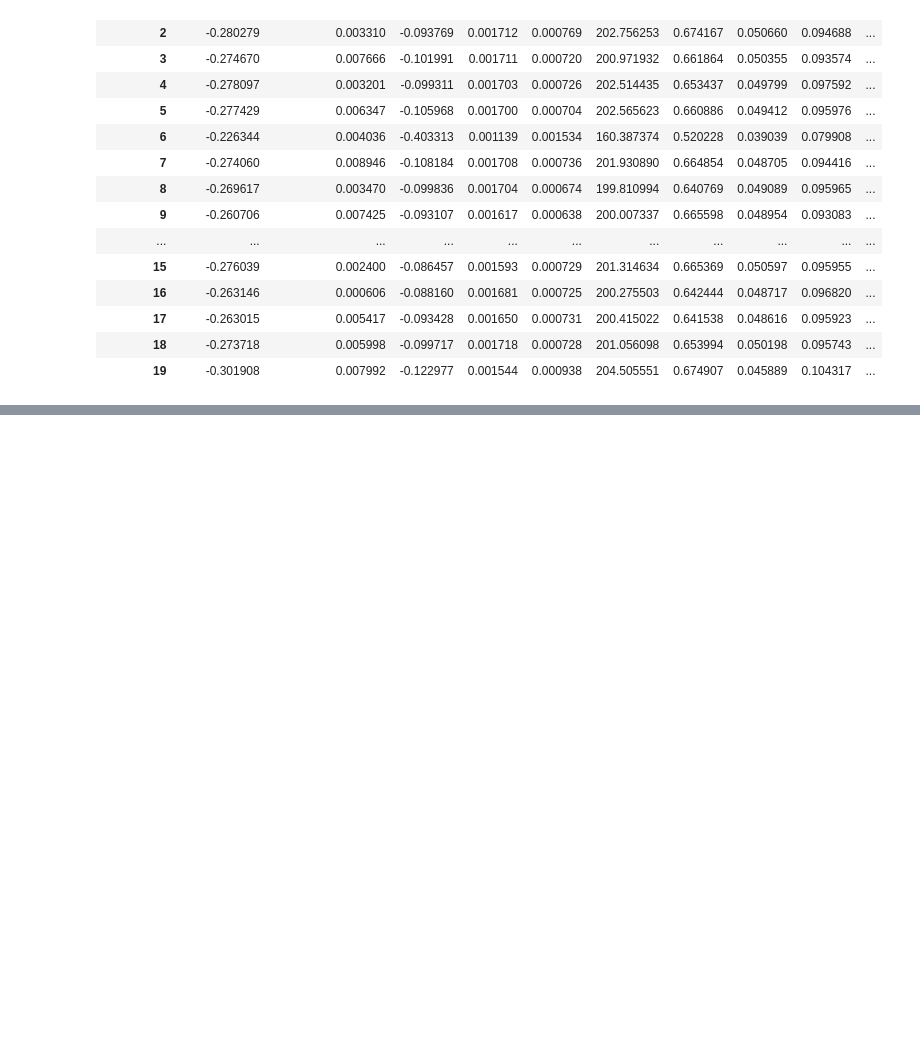
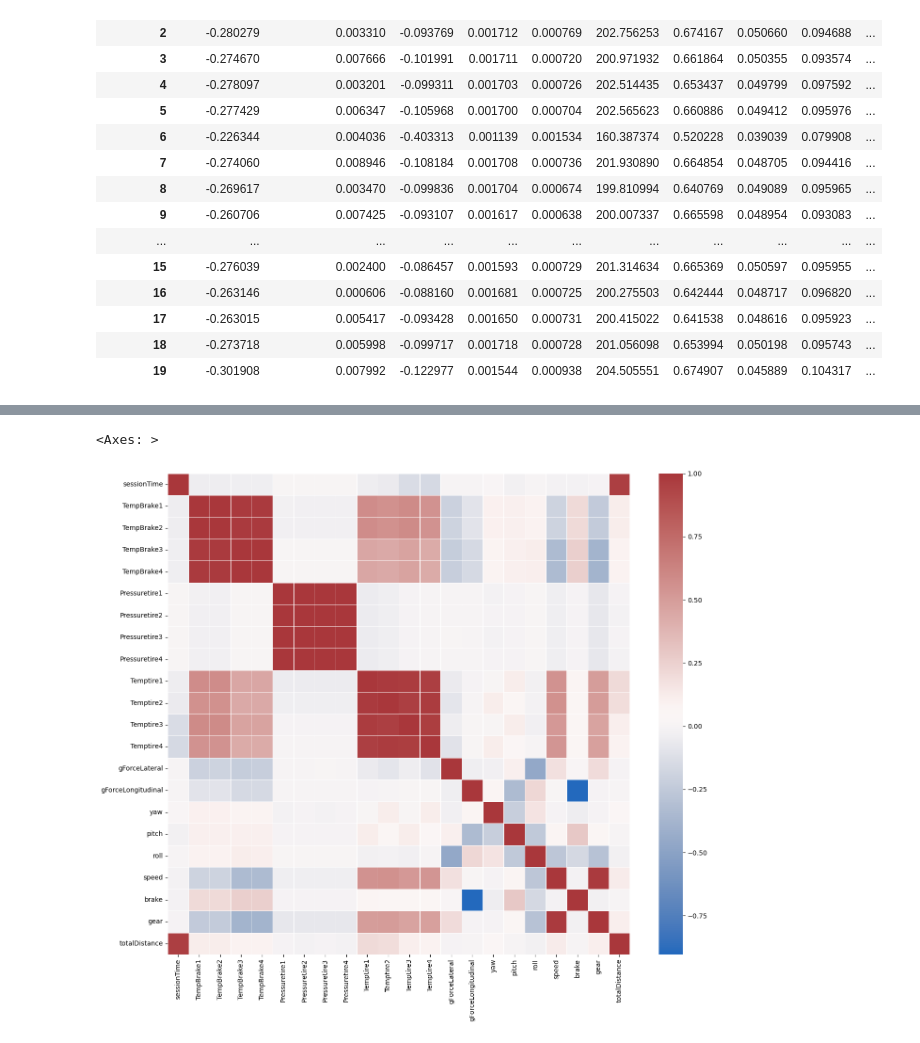
Before and after one commit to rbpowellGA/F1_race_data, a Jupyter notebook: notebooks/analysis.ipynb, the cells around one changed output, grey strips where cells are left out. Saved outputs shown, nothing was run; the diff lists cells and outputs as text; code cells hidden in the pictures; blank space fills up the shorter version.

```diff
--- a/notebooks/analysis.ipynb
+++ b/notebooks/analysis.ipynb
@@ -7,8 +7,10 @@ import matplotlib.pyplot as plt
 import seaborn as sns
 # %%
 ## Reading csv and excel files into dataframes
+tm837 = pd.read_csv('../data/race_data/TelemetryData_8377650301140219417.csv', low_memory =False)
 tm145 = pd.read_csv('../data/race_data/TelemetryData_14577742557187250604.csv', low_memory=False)
 sd145 = pd.read_csv('../data/race_data/SessionData_14577742557187250604.csv', low_memory=False)
+sd837 = pd.read_csv('../data/race_data/SessionData_8377650301140219417.csv', low_memory=False)
 sd102 = pd.read_csv('../data/race_data/SessionData_10230136787177318441.csv', low_memory=False)
 sd108 = pd.read_csv('../data/race_data/SessionData_1087987310493855854.csv', low_memory=False)
 sd117 = pd.read_csv('../data/race_data/SessionData_11752605864096667831.csv', low_memory=False)
@@ -178,0 +267,22 @@ pilot_avgs
+# %%
+## Pulling in data from another race to see if the correlations are consistent
+
+tm837[['Pressuretire1', 'Pressuretire2',  'Pressuretire3', 'Pressuretire4']] = tm837['tyresPressure'].str.split('/', expand=True)
+tm837[['Temptire1', 'Temptire2',  'Temptire3', 'Temptire4']] = tm837['tyresInnerTemperature'].str.split('/', expand=True)
+tm837[['TempBrake1', 'TempBrake2',  'TempBrake3', 'TempBrake4']] = tm837['brakesTemperature'].str.split('/', expand=True)
+tm837.Pressuretire1 = pd.to_numeric(tm837.Pressuretire1)
+tm837.Pressuretire2 = pd.to_numeric(tm837.Pressuretire2)
+tm837.Pressuretire3 = pd.to_numeric(tm837.Pressuretire3)
+tm837.Pressuretire4 = pd.to_numeric(tm837.Pressuretire4)
+tm837.Temptire1 = pd.to_numeric(tm837.Temptire1)
+tm837.Temptire2 = pd.to_numeric(tm837.Temptire2)
+tm837.Temptire3 = pd.to_numeric(tm837.Temptire3)
+tm837.Temptire4 = pd.to_numeric(tm837.Temptire4)
+tm837.TempBrake1 = pd.to_numeric(tm837.TempBrake1)
+tm837.TempBrake2 = pd.to_numeric(tm837.TempBrake2)
+tm837.TempBrake3 = pd.to_numeric(tm837.TempBrake3)
+tm837.TempBrake4 = pd.to_numeric(tm837.TempBrake4)
+
+tm837[['pilot_index','TempBrake1', 'TempBrake2',  'TempBrake3', 'TempBrake4','Pressuretire1', 'Pressuretire2',  'Pressuretire3', 'Pressuretire4','Temptire1', 'Temptire2',
+       'Temptire3', 'Temptire4','gForceLateral', 'gForceLongitudinal','yaw', 'pitch', 'roll', 'speed',
+       'brake', 'gear','totalDistance']].groupby(['pilot_index']).mean(numeric_only=True)
@@ -178,0 +309,8 @@ pilot_avgs
+# %%
+fig, ax = plt.subplots(figsize=(14,12))
+sns.heatmap(tm837[['sessionTime','TempBrake1', 'TempBrake2',  'TempBrake3', 'TempBrake4','Pressuretire1', 'Pressuretire2',  'Pressuretire3', 'Pressuretire4','Temptire1', 'Temptire2',
+       'Temptire3', 'Temptire4','gForceLateral', 'gForceLongitudinal','yaw', 'pitch', 'roll', 'speed',
+       'brake', 'gear','totalDistance']].corr(), cmap="vlag",linewidths=.5)
+# %% [output]
+<Axes: >
+[figure, added]
```
Also changed, not shown: parts of 12 cells of this notebook, 3 other files.
